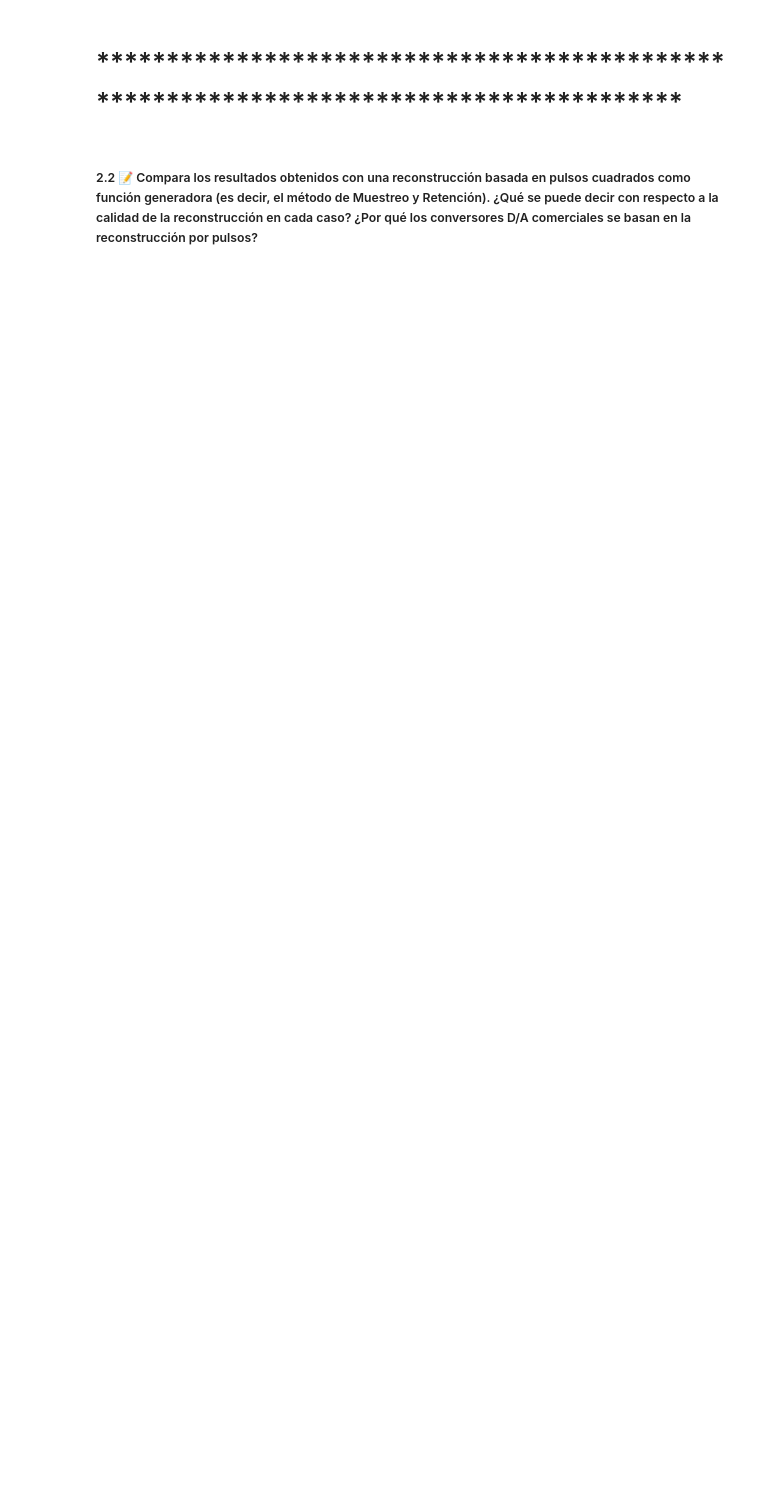
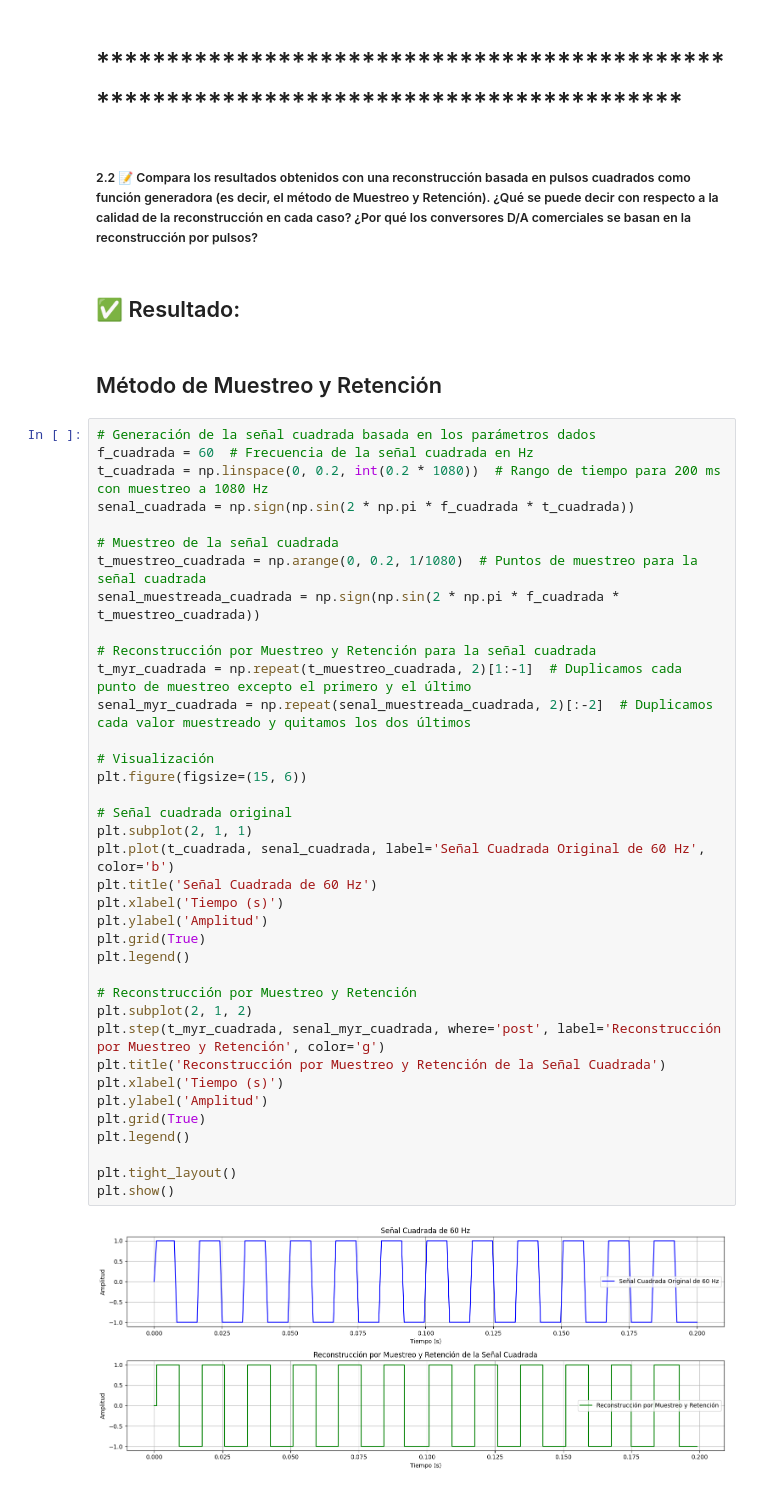
Before and after one commit to GustavoUNAL/Laboratorio1_DPS, a Jupyter notebook: Punto2/punto2.ipynb, the cells around one changed output. Drawn from its saved outputs; the diff is of its cells as text; blank space fills up the shorter version.

```diff
--- a/Punto2/punto2.ipynb
+++ b/Punto2/punto2.ipynb
@@ -98,3 +47,46 @@ Elección del rango de tiempos: Para una reconstrucción efectiva, se considerar
 # ***************************************************************************************
 # %% [markdown]
 ##### 2.2 📝 Compara los resultados obtenidos con una reconstrucción basada en pulsos cuadrados como función generadora (es decir, el método de Muestreo y Retención). ¿Qué se puede decir con respecto a la calidad de la reconstrucción en cada caso? ¿Por qué los conversores D/A comerciales se basan en la reconstrucción por pulsos?
+# %% [markdown]
+## ✅ Resultado:
+# %% [markdown]
+## Método de Muestreo y Retención
+# %%
+# Generación de la señal cuadrada basada en los parámetros dados
+f_cuadrada = 60  # Frecuencia de la señal cuadrada en Hz
+t_cuadrada = np.linspace(0, 0.2, int(0.2 * 1080))  # Rango de tiempo para 200 ms con muestreo a 1080 Hz
+senal_cuadrada = np.sign(np.sin(2 * np.pi * f_cuadrada * t_cuadrada))
+
+# Muestreo de la señal cuadrada
+t_muestreo_cuadrada = np.arange(0, 0.2, 1/1080)  # Puntos de muestreo para la señal cuadrada
+senal_muestreada_cuadrada = np.sign(np.sin(2 * np.pi * f_cuadrada * t_muestreo_cuadrada))
+
+# Reconstrucción por Muestreo y Retención para la señal cuadrada
+t_myr_cuadrada = np.repeat(t_muestreo_cuadrada, 2)[1:-1]  # Duplicamos cada punto de muestreo excepto el primero y el último
+senal_myr_cuadrada = np.repeat(senal_muestreada_cuadrada, 2)[:-2]  # Duplicamos cada valor muestreado y quitamos los dos últimos
+
+# Visualización
+plt.figure(figsize=(15, 6))
+
+# Señal cuadrada original
+plt.subplot(2, 1, 1)
+plt.plot(t_cuadrada, senal_cuadrada, label='Señal Cuadrada Original de 60 Hz', color='b')
+plt.title('Señal Cuadrada de 60 Hz')
+plt.xlabel('Tiempo (s)')
+plt.ylabel('Amplitud')
+plt.grid(True)
+plt.legend()
+
+# Reconstrucción por Muestreo y Retención
+plt.subplot(2, 1, 2)
+plt.step(t_myr_cuadrada, senal_myr_cuadrada, where='post', label='Reconstrucción por Muestreo y Retención', color='g')
+plt.title('Reconstrucción por Muestreo y Retención de la Señal Cuadrada')
+plt.xlabel('Tiempo (s)')
+plt.ylabel('Amplitud')
+plt.grid(True)
+plt.legend()
+
+plt.tight_layout()
+plt.show()
+# %% [output]
+[figure, added]
```
Also changed, not shown: parts of 12 cells of this notebook, 2 other files.
